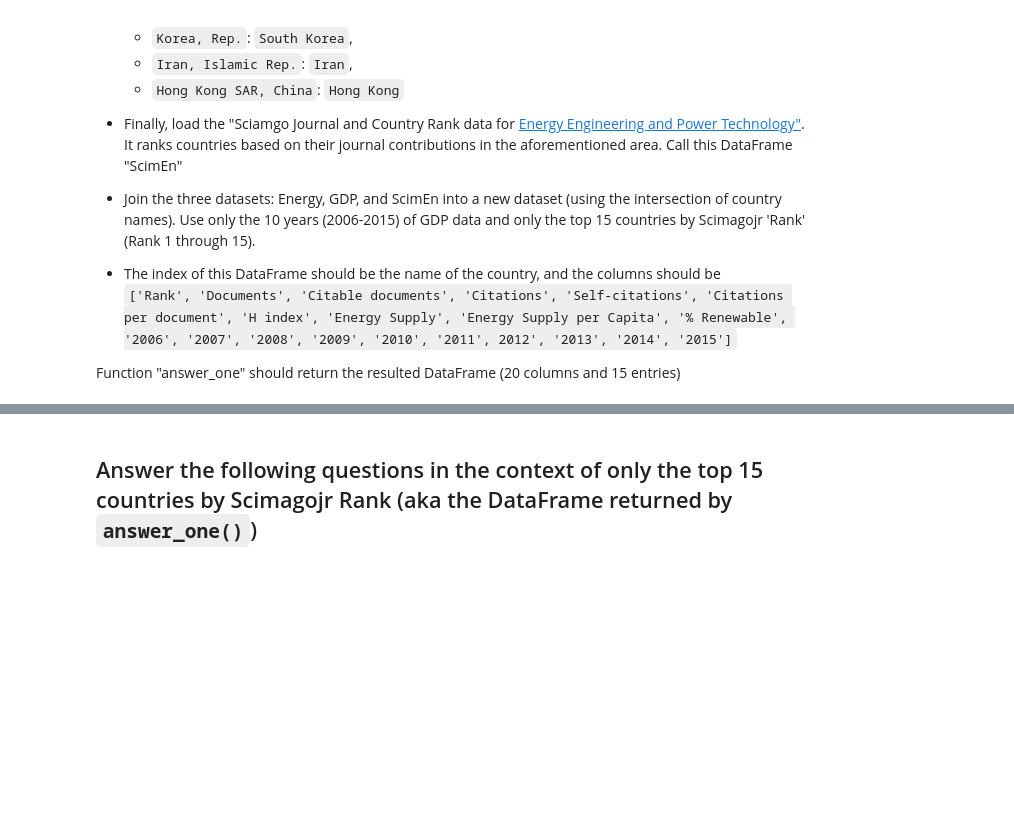
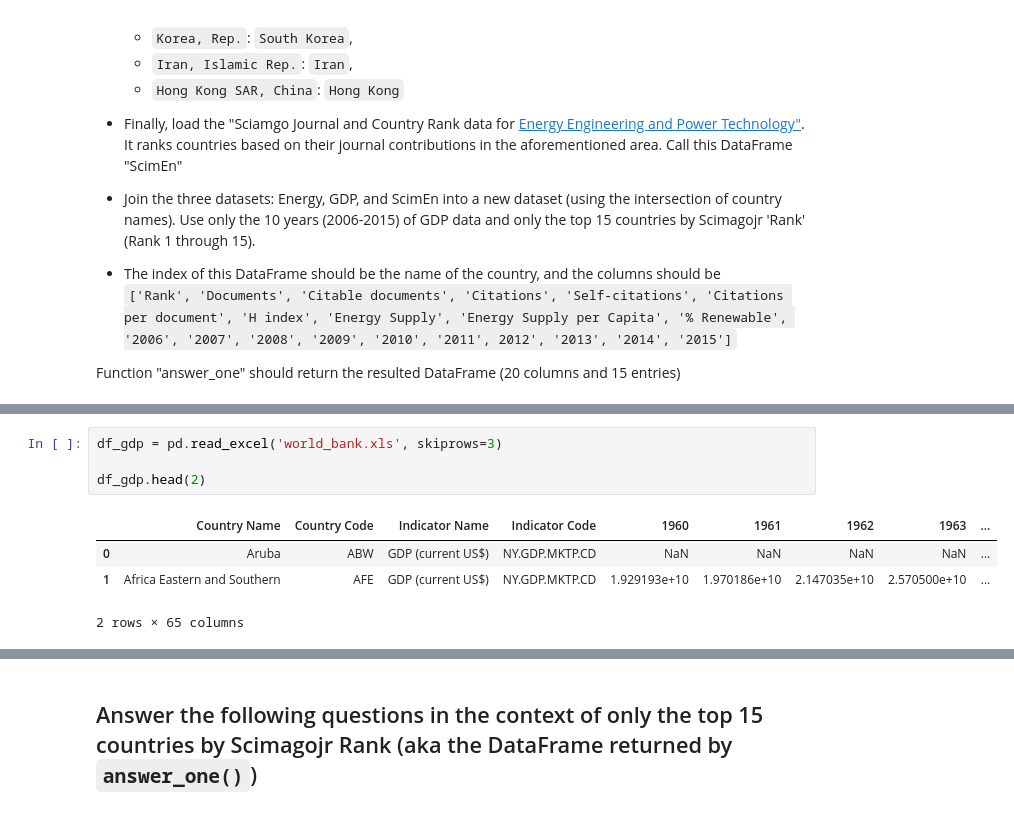
Before and after one commit to MykolaHavrylov/DS_kemp, a Jupyter notebook: lesson_3_pandas/lesson_3_hometask_pandas .ipynb, the cells around one changed output, grey strips where cells are left out. Drawn from its saved outputs; the diff is of its cells as text; blank space fills up the shorter version.

```diff
--- a/lesson_3_pandas/lesson_3_hometask_pandas .ipynb
+++ b/lesson_3_pandas/lesson_3_hometask_pandas .ipynb
@@ -74,0 +171,9 @@ df.head(5)
+# %%
+df_gdp = pd.read_excel('world_bank.xls', skiprows=3)
+
+df_gdp.head(2)
+# %% [output]
+|  | Country Name | Country Code | Indicator Name | Indicator Code | 1960 | 1961 | 1962 | 1963 | ... |
+| 0 | Aruba | ABW | GDP (current US$) | NY.GDP.MKTP.CD | NaN | NaN | NaN | NaN | ... |
+| 1 | Africa Eastern and Southern | AFE | GDP (current US$) | NY.GDP.MKTP.CD | 1.929193e+10 | 1.970186e+10 | 2.147035e+10 | 2.570500e+10 | ... |
+2 rows × 65 columns
```
Also changed, not shown: parts of 17 cells of this notebook, 3 other files.
